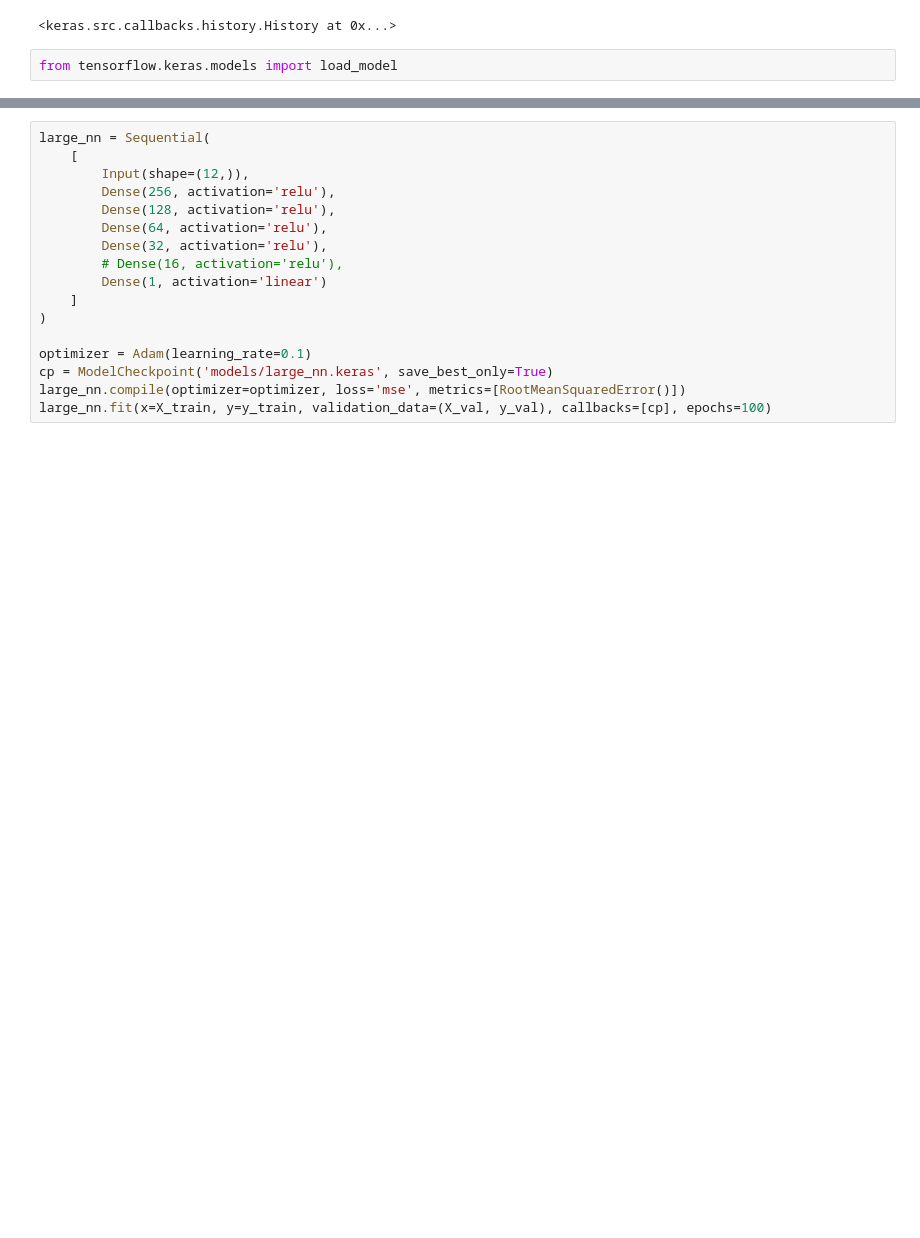
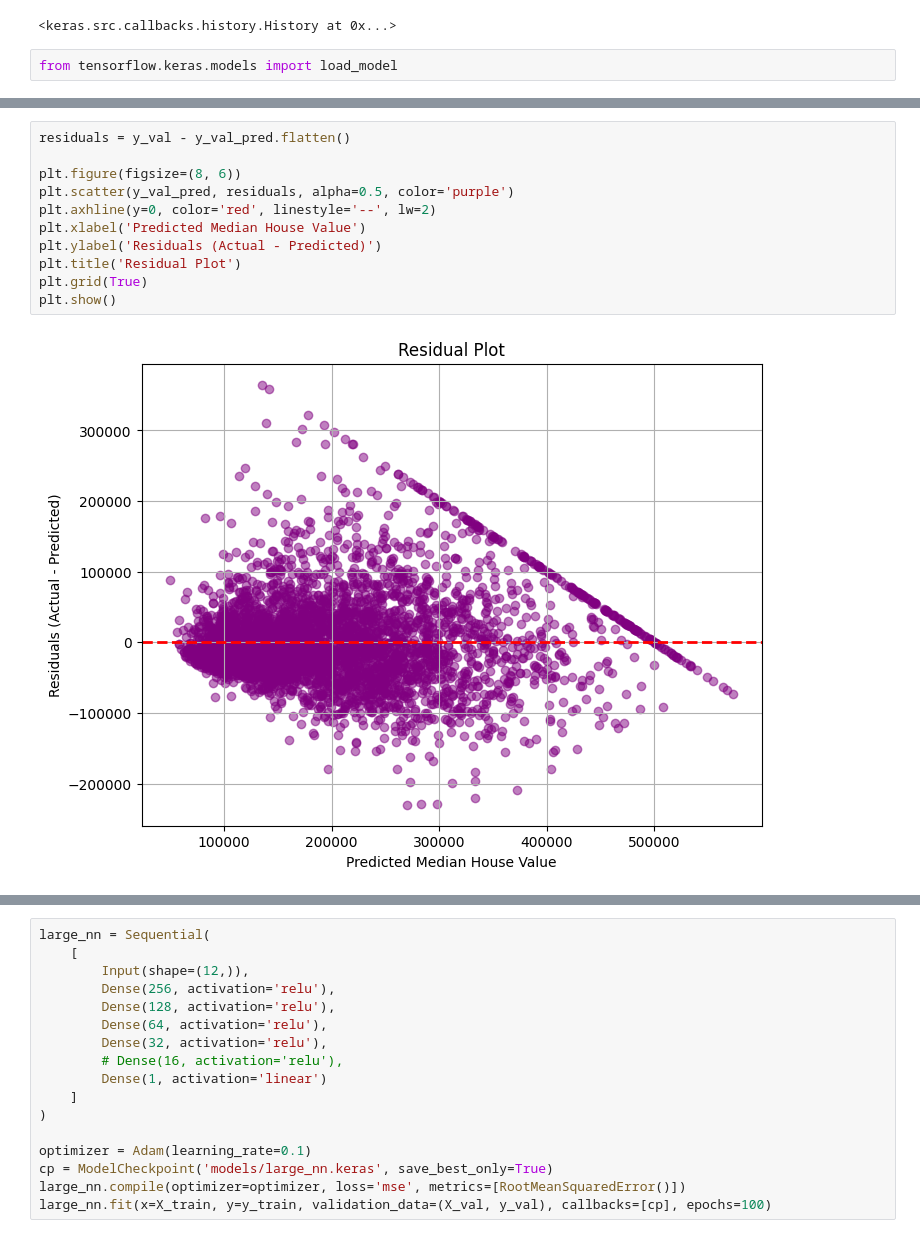
Before and after one commit to VedeshP/house_price_prediction, a Jupyter notebook: medium_large_nn.ipynb, the cells around one changed output, grey strips where cells are left out. Drawn from its saved outputs; the diff is of its cells as text; blank space fills up the shorter version.

```diff
--- a/medium_large_nn.ipynb
+++ b/medium_large_nn.ipynb
@@ -79,0 +118,13 @@ root_mean_squared_error(medium_nn.predict(X_train), y_train), root_mean_squared_
+# %%
+residuals = y_val - y_val_pred.flatten()
+
+plt.figure(figsize=(8, 6))
+plt.scatter(y_val_pred, residuals, alpha=0.5, color='purple')
+plt.axhline(y=0, color='red', linestyle='--', lw=2)
+plt.xlabel('Predicted Median House Value')
+plt.ylabel('Residuals (Actual - Predicted)')
+plt.title('Residual Plot')
+plt.grid(True)
+plt.show()
+# %% [output]
+[figure, added]
```
Also changed, not shown: parts of 11 cells of this notebook, 2 other files.
